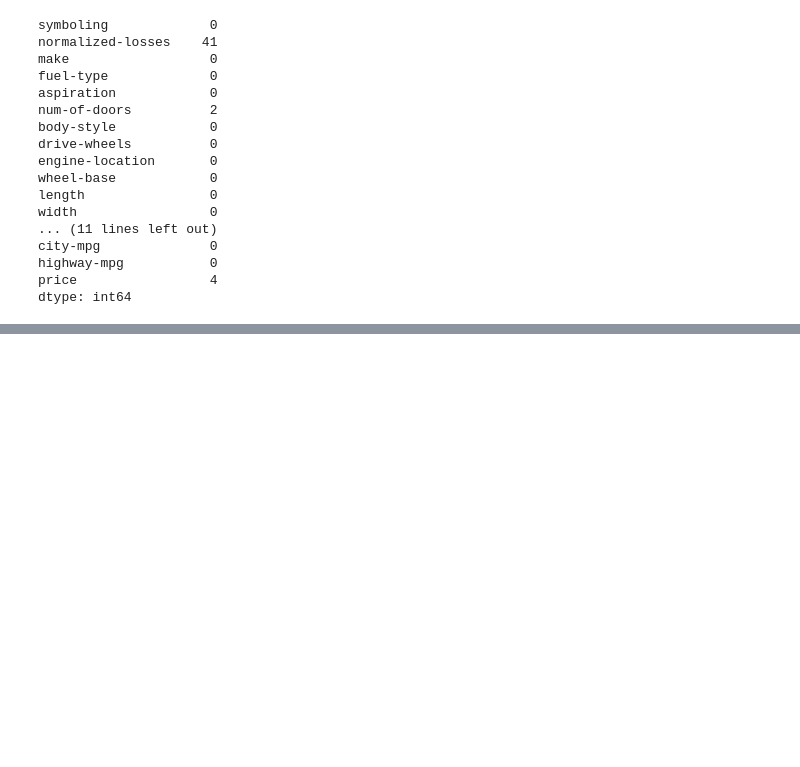
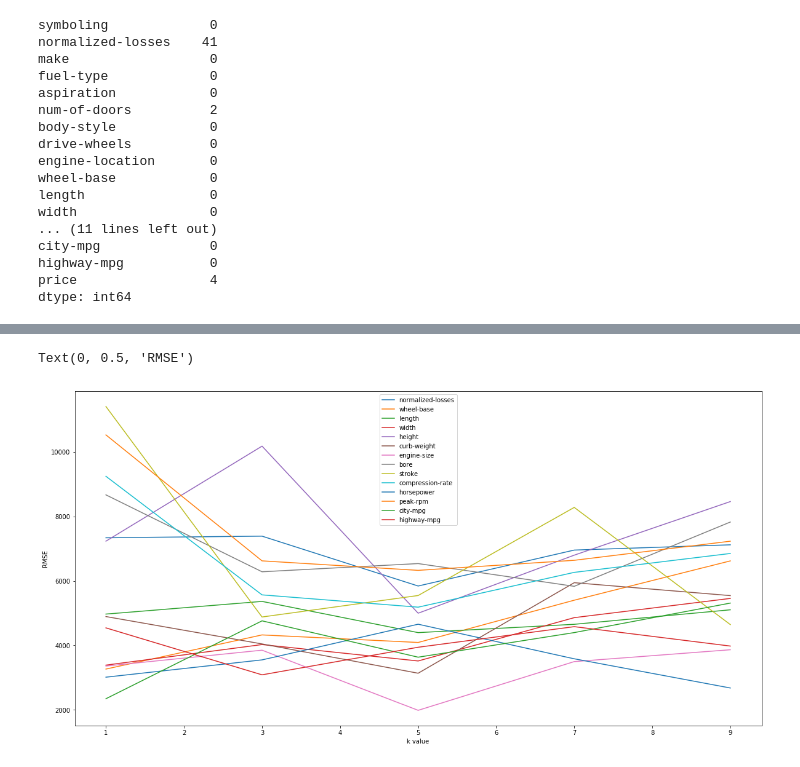
Before and after one commit to purvil/UCI-Automobile-Data-set, a Jupyter notebook: Car Price Prediction.ipynb, the cells around one changed output, grey strips where cells are left out. Cells and saved outputs as stored; diff of their text form; code cells hidden in the pictures; blank space fills up the shorter version.

Commit message:
Univariate modeling using KNN

```diff
--- a/Car Price Prediction.ipynb
+++ b/Car Price Prediction.ipynb
@@ -95,0 +161,2 @@ dtype: int64
+# %%
+X[numeric_col] = scaler.fit_transform(X[numeric_col])
@@ -95,0 +176,18 @@ dtype: int64
+# %%
+from sklearn.metrics import mean_squared_error
+from sklearn.model_selection import train_test_split
+
+def knn_train_test(X, y, feature_col, k):
+    X_train, X_test, y_train, y_test = train_test_split(X[[feature_col]], y, test_size = 0.2)
+    knn = KNeighborsRegressor(n_neighbors=k)
+    knn.fit(X_train, y_train)
+    prediction = knn.predict(X_test[[feature_col]])
+    return np.sqrt(mean_squared_error(y_test, prediction))
+# %%
+k_rmse_result = {}
+# %%
+for col in numeric_col:
+    temp = {}
+    for k in [1,3,5,7,9]:
+        temp[k] = knn_train_test(X, y, col, k)
+    k_rmse_result[col] = temp
@@ -95,0 +214,12 @@ dtype: int64
+# %%
+fig = plt.figure(figsize=(20,10))
+for k, v in k_rmse_result.items():
+    x = list(v.keys())
+    y = list(v.values())
+    plt.plot(x, y, label=k)
+plt.legend()
+plt.xlabel('k value')
+plt.ylabel('RMSE')
+# %% [output]
+Text(0, 0.5, 'RMSE')
+[figure, added]
```
Also changed, not shown: parts of 24 cells of this notebook.
